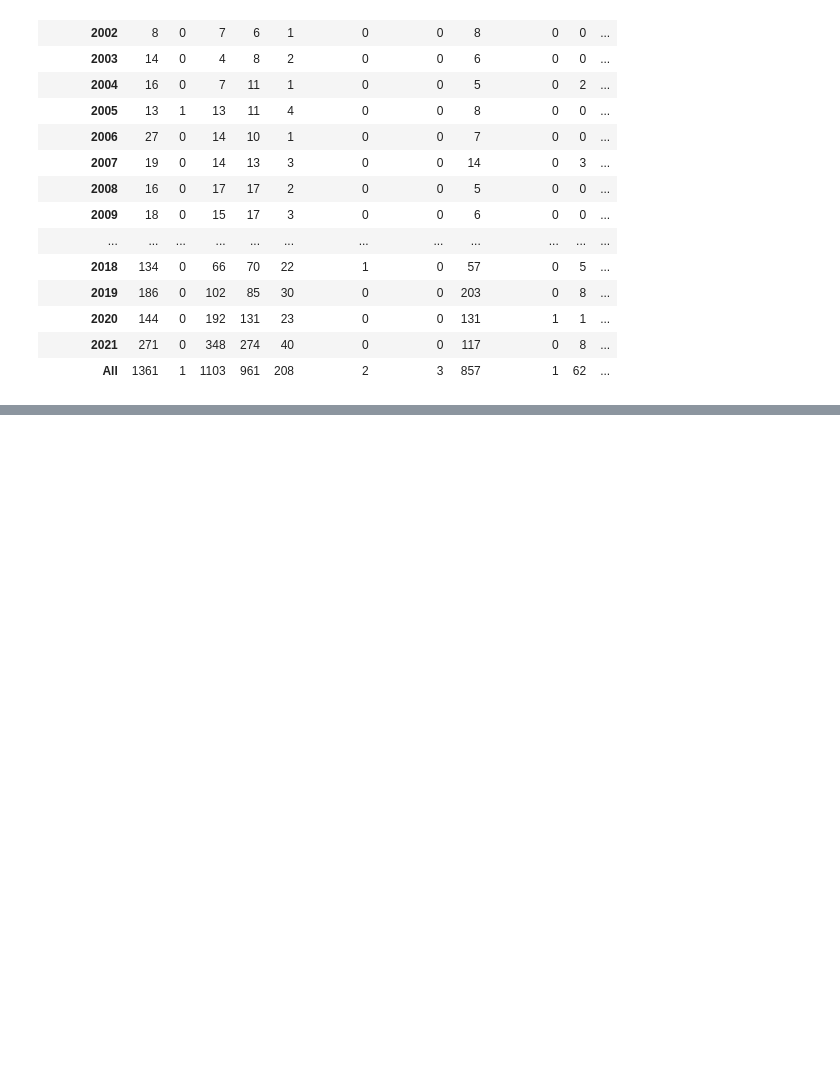
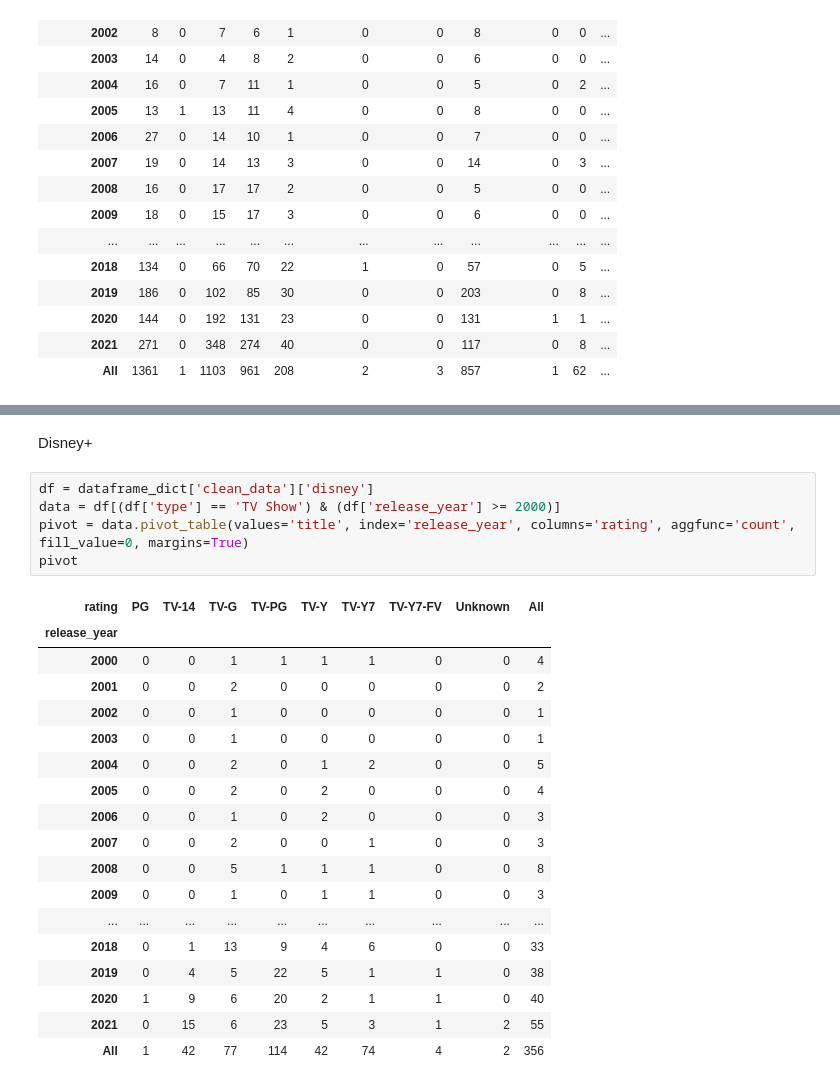
Before and after one commit to EMGuyant/streaming_service_analysis, a Jupyter notebook: streaming_services_analysis.ipynb, the cells around one changed output, grey strips where cells are left out. Drawn from its saved outputs; the diff is of its cells as text; blank space fills up the shorter version.

```diff
--- a/streaming_services_analysis.ipynb
+++ b/streaming_services_analysis.ipynb
@@ -721,0 +794,26 @@ for i in range(len(dataframe_dict['clean_data'])):
+# %% [markdown]
+Disney+
+# %%
+df = dataframe_dict['clean_data']['disney']
+data = df[(df['type'] == 'TV Show') & (df['release_year'] >= 2000)]
+pivot = data.pivot_table(values='title', index='release_year', columns='rating', aggfunc='count', fill_value=0, margins=True)
+pivot
+# %% [output]
+| rating | PG | TV-14 | TV-G | TV-PG | TV-Y | TV-Y7 | TV-Y7-FV | Unknown | All |
+| release_year |  |  |  |  |  |  |  |  |  |
+| 2000 | 0 | 0 | 1 | 1 | 1 | 1 | 0 | 0 | 4 |
+| 2001 | 0 | 0 | 2 | 0 | 0 | 0 | 0 | 0 | 2 |
+| 2002 | 0 | 0 | 1 | 0 | 0 | 0 | 0 | 0 | 1 |
+| 2003 | 0 | 0 | 1 | 0 | 0 | 0 | 0 | 0 | 1 |
+| 2004 | 0 | 0 | 2 | 0 | 1 | 2 | 0 | 0 | 5 |
+| 2005 | 0 | 0 | 2 | 0 | 2 | 0 | 0 | 0 | 4 |
+| 2006 | 0 | 0 | 1 | 0 | 2 | 0 | 0 | 0 | 3 |
+| 2007 | 0 | 0 | 2 | 0 | 0 | 1 | 0 | 0 | 3 |
+| 2008 | 0 | 0 | 5 | 1 | 1 | 1 | 0 | 0 | 8 |
+| 2009 | 0 | 0 | 1 | 0 | 1 | 1 | 0 | 0 | 3 |
+| ... | ... | ... | ... | ... | ... | ... | ... | ... | ... |
+| 2018 | 0 | 1 | 13 | 9 | 4 | 6 | 0 | 0 | 33 |
+| 2019 | 0 | 4 | 5 | 22 | 5 | 1 | 1 | 0 | 38 |
+| 2020 | 1 | 9 | 6 | 20 | 2 | 1 | 1 | 0 | 40 |
+| 2021 | 0 | 15 | 6 | 23 | 5 | 3 | 1 | 2 | 55 |
+| All | 1 | 42 | 77 | 114 | 42 | 74 | 4 | 2 | 356 |
```
Also changed, not shown: parts of 14 cells of this notebook.
